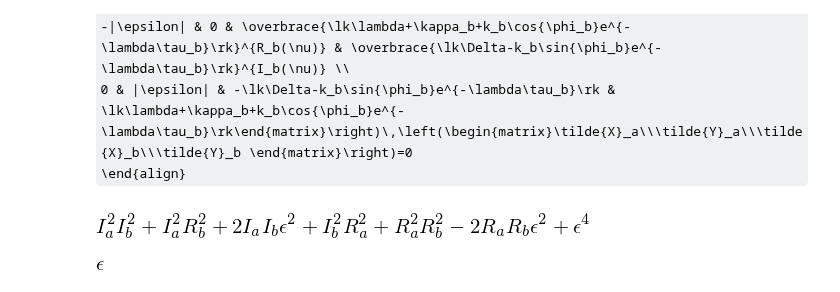
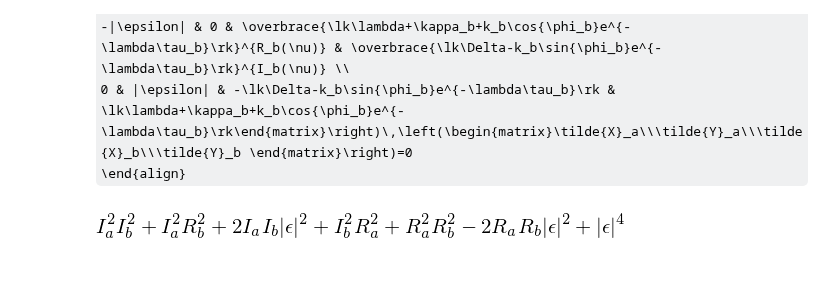
Before and after one commit to nemetniki/General-linear-model, a Jupyter notebook: NDPA.ipynb, the cells around one changed output. Drawn from its saved outputs; the diff is of its cells as text; code cells hidden in the pictures; some formulas as TeX source; blank space fills up the shorter version.

```diff
--- a/NDPA.ipynb
+++ b/NDPA.ipynb
@@ -459,19 +420,15 @@ The behaviour close to the steady states can be described by suggesting exponent
 # %%
 from sympy import *
 import numpy as np
 from IPython.display import display, Math, Latex
 init_printing(use_unicode=True)
 
-Ra,Ia,Rb,Ib = symbols('R_a I_a R_b I_b')
+Ra,Ia,Rb,Ib,eps = symbols('R_a I_a R_b I_b |\epsilon|')
 
 Stab = Matrix([[Ra,-Ia,-eps,0],\
                [Ia,Ra,0,eps],\
               [-eps,0,Rb,Ib],\
               [0,eps,-Ib,Rb]])
-factor(Stab.det())
+Stab.det()
 # %% [output]
-[figure, old version]
+[figure, new version]
-# %%
-eps
-# %% [output]
-[figure, removed]
```
Also changed, not shown: parts of 5 cells of this notebook, 1 other file.
